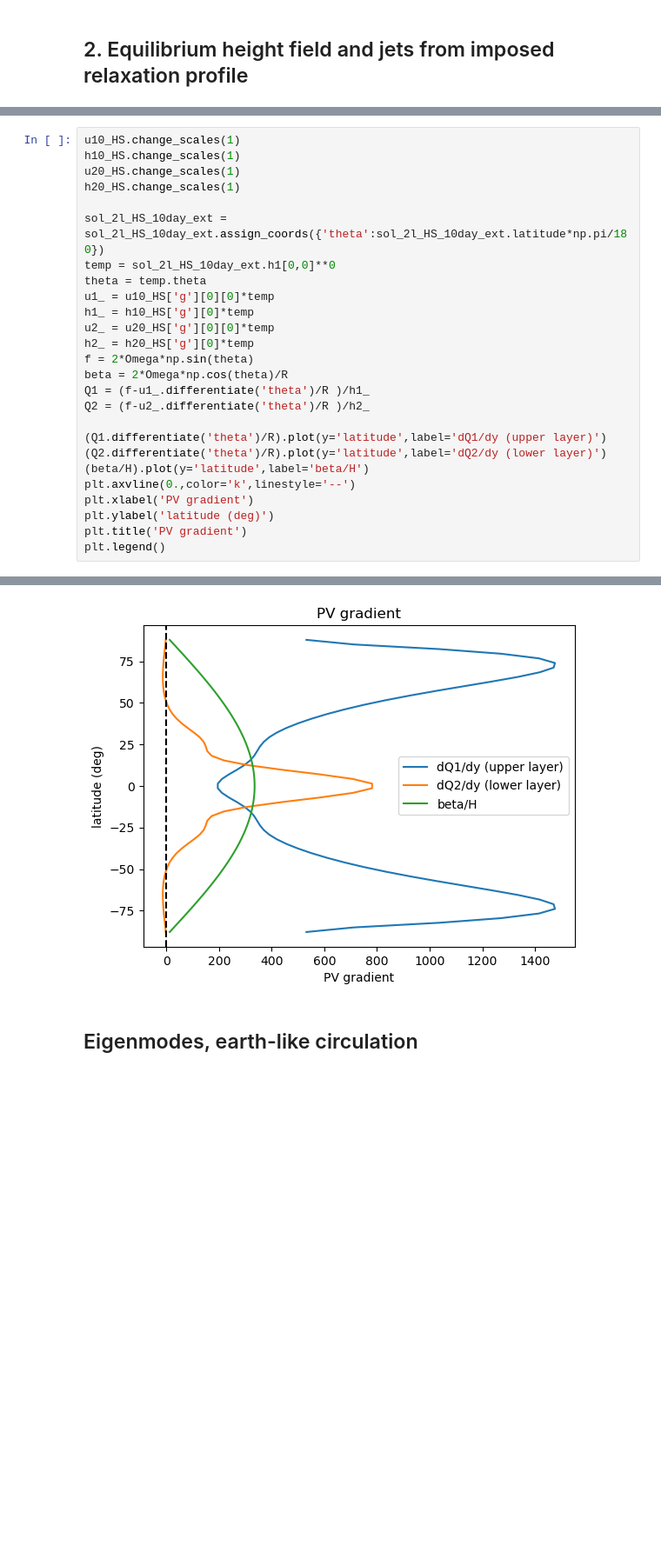
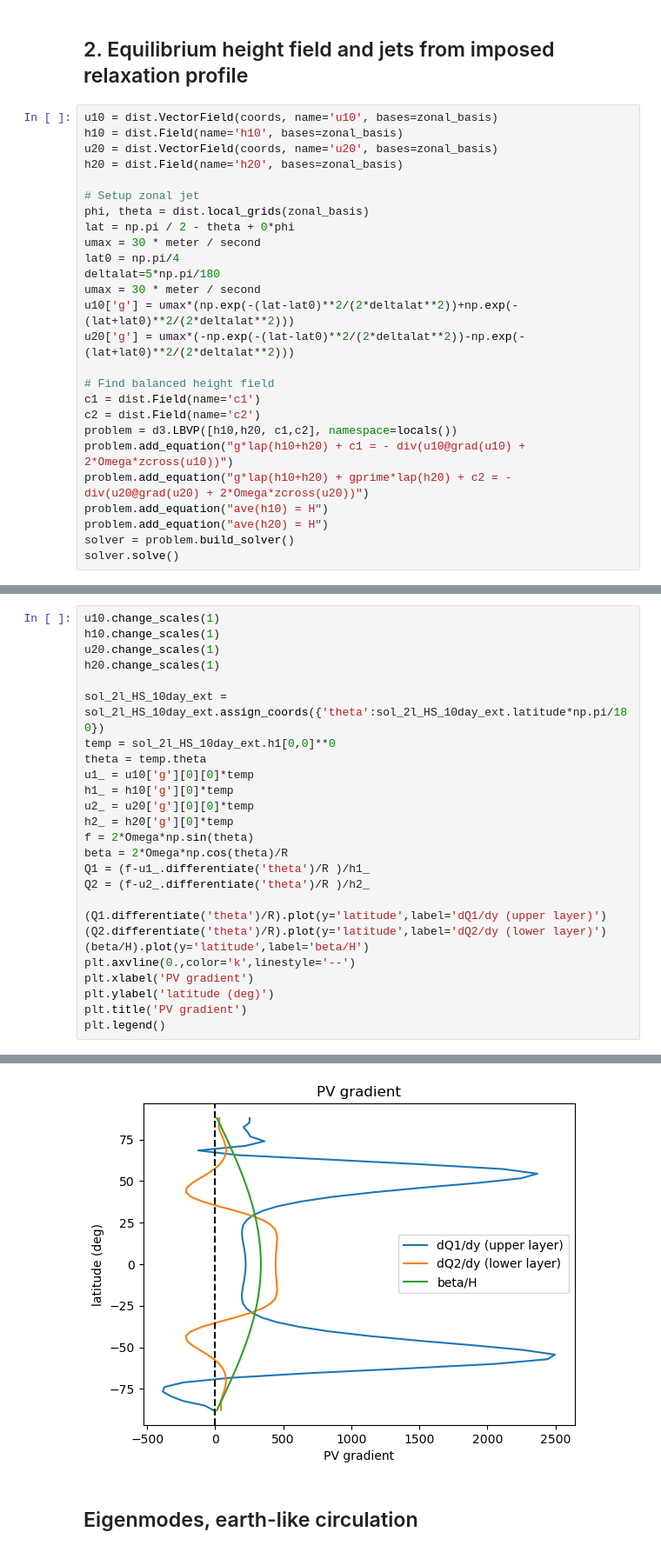
Before and after one commit to qnicolas/superrotation, a Jupyter notebook: baroclinic_inst_EVP.ipynb, the cells around one changed output, grey strips where cells are left out. Shown at 87% size. Saved outputs shown, nothing was run; the diff lists cells and outputs as text; blank space fills up the shorter version.

```diff
--- a/baroclinic_inst_EVP.ipynb
+++ b/baroclinic_inst_EVP.ipynb
@@ -161,2 +151,28 @@ plt.legend()
 # %% [markdown]
 ## 2. Equilibrium height field and jets from imposed relaxation profile
+# %%
+u10 = dist.VectorField(coords, name='u10', bases=zonal_basis)
+h10 = dist.Field(name='h10', bases=zonal_basis)
+u20 = dist.VectorField(coords, name='u20', bases=zonal_basis)
+h20 = dist.Field(name='h20', bases=zonal_basis)
+
+# Setup zonal jet
+phi, theta = dist.local_grids(zonal_basis)
+lat = np.pi / 2 - theta + 0*phi
+umax = 30 * meter / second
+lat0 = np.pi/4
+deltalat=5*np.pi/180
+umax = 30 * meter / second
+u10['g'] = umax*(np.exp(-(lat-lat0)**2/(2*deltalat**2))+np.exp(-(lat+lat0)**2/(2*deltalat**2)))
+u20['g'] = umax*(-np.exp(-(lat-lat0)**2/(2*deltalat**2))-np.exp(-(lat+lat0)**2/(2*deltalat**2)))
+
+# Find balanced height field
+c1 = dist.Field(name='c1')
+c2 = dist.Field(name='c2')
+problem = d3.LBVP([h10,h20, c1,c2], namespace=locals())
+problem.add_equation("g*lap(h10+h20) + c1 = - div(u10@grad(u10) + 2*Omega*zcross(u10))")
+problem.add_equation("g*lap(h10+h20) + gprime*lap(h20) + c2 = - div(u20@grad(u20) + 2*Omega*zcross(u20))")
+problem.add_equation("ave(h10) = H")
+problem.add_equation("ave(h20) = H")
+solver = problem.build_solver()
+solver.solve()
@@ -260,32 +287,32 @@ plt.tight_layout()
 # %%
-u10_HS.change_scales(1)
-h10_HS.change_scales(1)
-u20_HS.change_scales(1)
-h20_HS.change_scales(1)
+u10.change_scales(1)
+h10.change_scales(1)
+u20.change_scales(1)
+h20.change_scales(1)
 
 sol_2l_HS_10day_ext = sol_2l_HS_10day_ext.assign_coords({'theta':sol_2l_HS_10day_ext.latitude*np.pi/180})
 temp = sol_2l_HS_10day_ext.h1[0,0]**0
 theta = temp.theta
-u1_ = u10_HS['g'][0][0]*temp
-h1_ = h10_HS['g'][0]*temp
-u2_ = u20_HS['g'][0][0]*temp
-h2_ = h20_HS['g'][0]*temp
+u1_ = u10['g'][0][0]*temp
+h1_ = h10['g'][0]*temp
+u2_ = u20['g'][0][0]*temp
+h2_ = h20['g'][0]*temp
 f = 2*Omega*np.sin(theta)
 beta = 2*Omega*np.cos(theta)/R
 Q1 = (f-u1_.differentiate('theta')/R )/h1_
 Q2 = (f-u2_.differentiate('theta')/R )/h2_
 
 (Q1.differentiate('theta')/R).plot(y='latitude',label='dQ1/dy (upper layer)')
 (Q2.differentiate('theta')/R).plot(y='latitude',label='dQ2/dy (lower layer)')
 (beta/H).plot(y='latitude',label='beta/H')
 plt.axvline(0.,color='k',linestyle='--')
 plt.xlabel('PV gradient')
 plt.ylabel('latitude (deg)')
 plt.title('PV gradient')
 plt.legend()
 # %% [output]
 <matplotlib.legend.Legend at 0x...>
-[figure, old version]
+[figure, new version]
 # %% [markdown]
 ## Eigenmodes, earth-like circulation
 # %%
```
Also changed, not shown: parts of 16 cells of this notebook, 20 other files.
